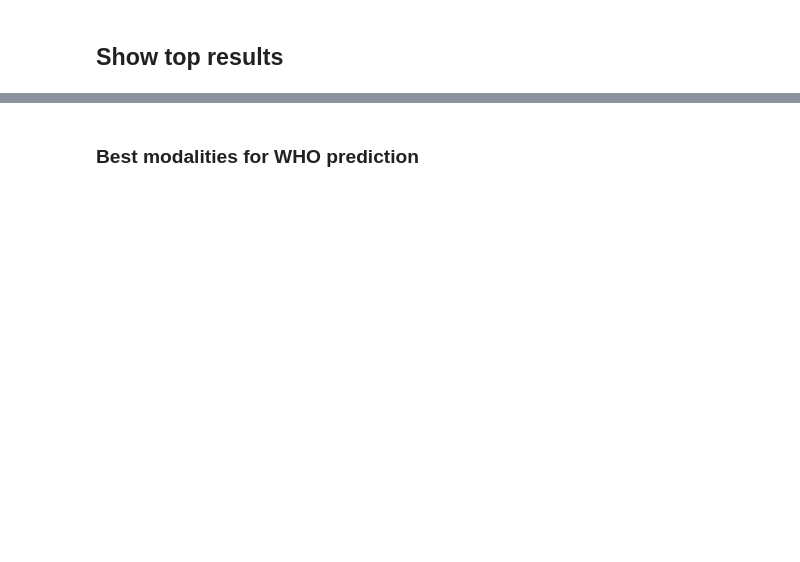
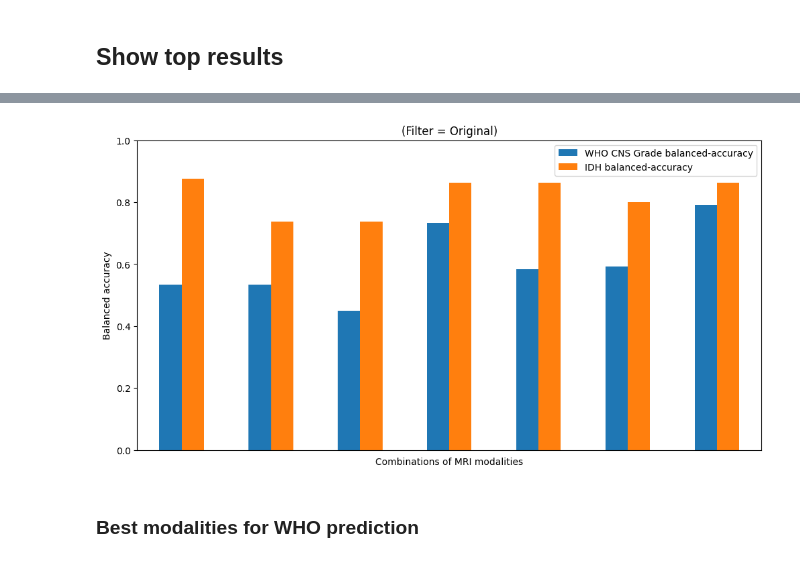
Before and after one commit to GabrielStahl/glioma, a Jupyter notebook: Classifier.ipynb, the cells around one changed output, grey strips where cells are left out. Saved outputs shown, nothing was run; the diff lists cells and outputs as text; code cells hidden in the pictures; blank space fills up the shorter version.

```diff
--- a/Classifier.ipynb
+++ b/Classifier.ipynb
@@ -194,22 +253,26 @@ KeyboardInterrupt:
 ## Show top results
 # %%
 def visualize_comparison(results_df, Filter):
+    # Select only columns with '_balanced-accuracy' in their names
+    performance_columns = [col for col in results_df.columns if 'balanced-accuracy' in col]
+    results_df = results_df[['Acquisition'] + performance_columns]
 
     # Plot the data
-    ax = results_df.plot.bar(rot=0, figsize=(12, 6))
+    ax = results_df.plot.bar(rot=0, figsize=(12, 6), x='Acquisition')
     plt.ylim(0, 1)
-    plt.legend(loc='upper right', bbox_to_anchor=(1, 1.15))
-    plt.ylabel("Accuracy (%)")
+    plt.ylabel("Balanced accuracy")
     plt.xlabel("Combinations of MRI modalities")
-    plt.title(f"Model Accuracy for Different Acquisitions and Targets (Filter = {Filter})")
-
+    plt.title(f"(Filter = {Filter})")
 
     # Turn off the x-axis ticks and labels
-    plt.tick_params(axis='x', which='both', bottom=False, labelbottom=False)
+    ax.axes.get_xaxis().set_ticks([])
 
     # Save the figure
     fig = ax.get_figure()
-    fig.savefig(f"/Users/Gabriel/Desktop/accuracy_all_combinations_{Filter}.png", dpi=300)
+    fig.savefig(f"/Users/Gabriel/Desktop/bestOverall{Filter}.png", dpi=300)
+
+# Import data
+#results_df = pd.read_csv('/Users/Gabriel/MSc_Dissertation/pyRadiomics/Model_performance/EvalAllModalities/Original_XGBoost_evaluation.csv')
 
 # Call the function
 visualize_comparison(results_df, Filter)
@@ -219,3 +280,4 @@ visualize_comparison(results_df, Filter)
+[figure, added]
 # %% [markdown]
 ### Best modalities for WHO prediction
 # %%
```
Also changed, not shown: parts of 10 cells of this notebook, 2 other files.
